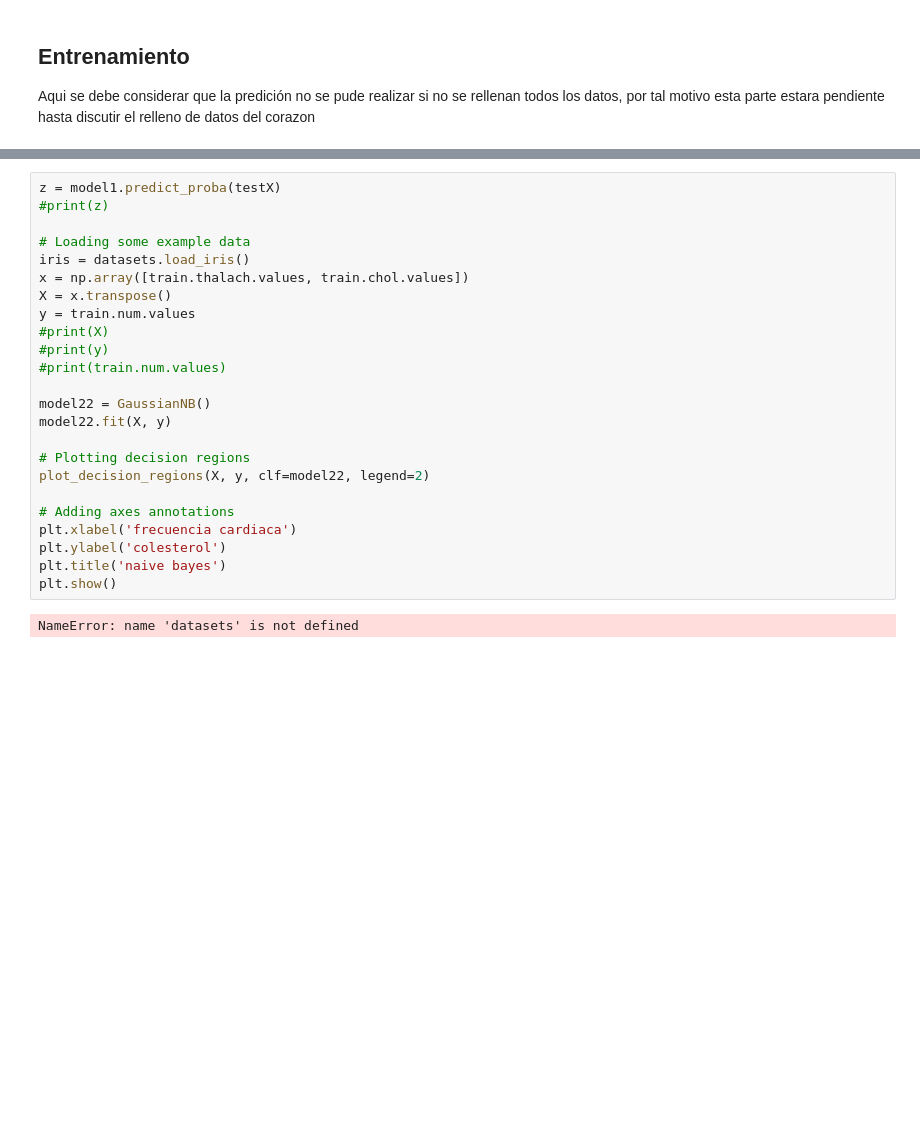
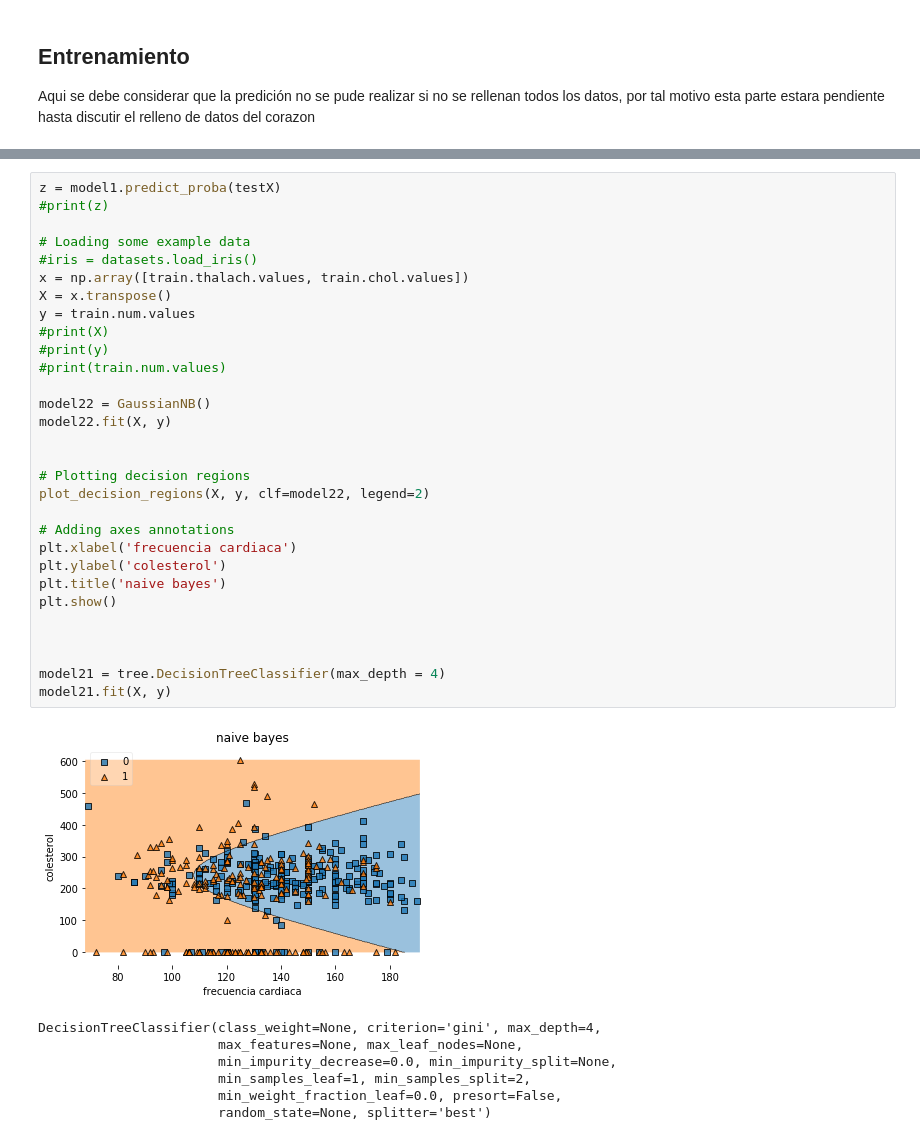
Before and after one commit to Recad/NaiveBayes, a Jupyter notebook: bayes.ipynb, the cells around one changed output, grey strips where cells are left out. Drawn from its saved outputs; the diff is of its cells as text; blank space fills up the shorter version.

```diff
--- a/bayes.ipynb
+++ b/bayes.ipynb
@@ -298,26 +298,38 @@ print(model1.score(testX, testY))
 # %%
 z = model1.predict_proba(testX)
 #print(z)
 
 # Loading some example data
-iris = datasets.load_iris()
+#iris = datasets.load_iris()
 x = np.array([train.thalach.values, train.chol.values])
 X = x.transpose()
 y = train.num.values
 #print(X)
 #print(y)
 #print(train.num.values)
 
 model22 = GaussianNB()
 model22.fit(X, y)
 
+
 # Plotting decision regions
 plot_decision_regions(X, y, clf=model22, legend=2)
 
 # Adding axes annotations
 plt.xlabel('frecuencia cardiaca')
 plt.ylabel('colesterol')
 plt.title('naive bayes')
 plt.show()
+
+
+
+model21 = tree.DecisionTreeClassifier(max_depth = 4)
+model21.fit(X, y)
 # %% [output]
+[figure, added]
-NameError: name 'datasets' is not defined
+DecisionTreeClassifier(class_weight=None, criterion='gini', max_depth=4,
+                       max_features=None, max_leaf_nodes=None,
+                       min_impurity_decrease=0.0, min_impurity_split=None,
+                       min_samples_leaf=1, min_samples_split=2,
+                       min_weight_fraction_leaf=0.0, presort=False,
+                       random_state=None, splitter='best')
```
Also changed, not shown: parts of 1 cell of this notebook.
